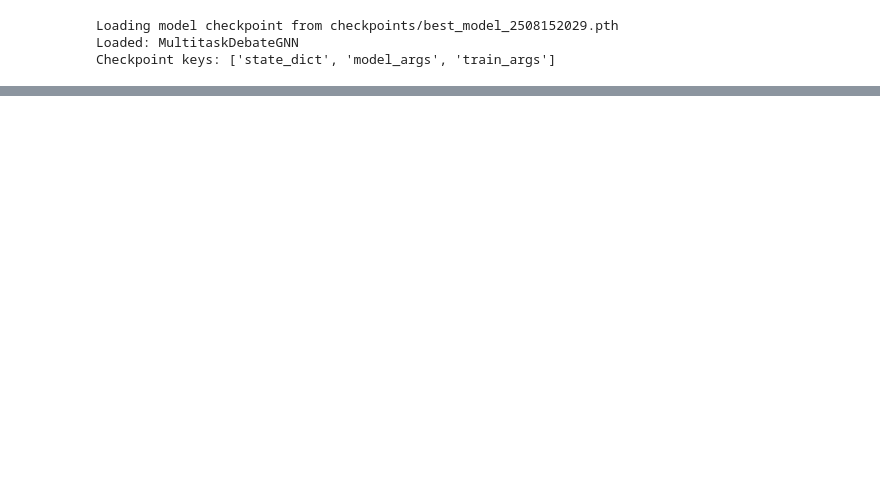
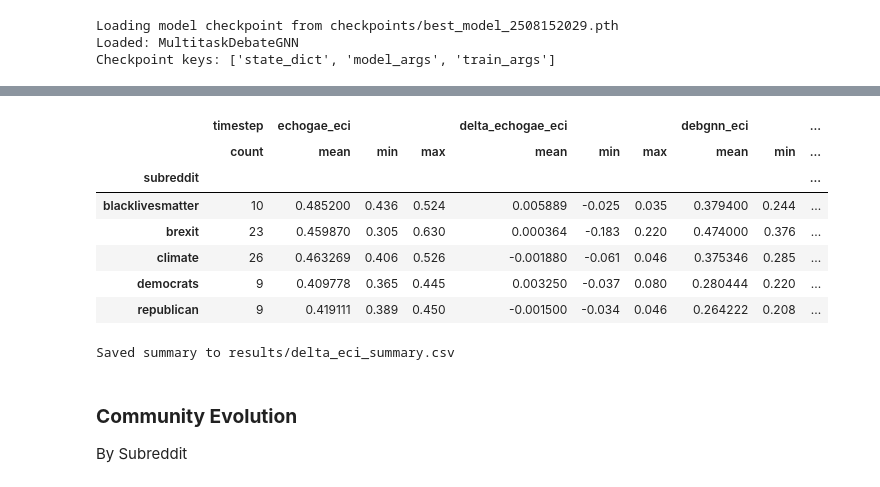
Before and after one commit to dutchmilkk/ecs_msc_project, a Jupyter notebook: ecs.ipynb, the cells around one changed output, grey strips where cells are left out. Saved outputs shown, nothing was run; the diff lists cells and outputs as text; code cells hidden in the pictures; blank space fills up the shorter version.

```diff
--- a/ecs.ipynb
+++ b/ecs.ipynb
@@ -345,0 +585,26 @@ assert pyg_graphs[0].node_map.keys() == community_result.labels_name_dict[0][0].
+# %%
+delta_eci_summary = eci_df.groupby('subreddit').agg({
+    'timestep': 'count',
+    'echogae_eci': ['mean', 'min', 'max'],
+    'delta_echogae_eci': ['mean', 'min', 'max'],
+    'debgnn_eci': ['mean', 'min', 'max'],
+    'delta_debgnn_eci': ['mean', 'min', 'max'],
+})
+display(delta_eci_summary)
+
+# Save results to csv
+delta_eci_summary.to_csv('results/delta_eci_summary.csv')
+print("Saved summary to results/delta_eci_summary.csv")
+# %% [output]
+|  | timestep | echogae_eci |  |  | delta_echogae_eci |  |  | debgnn_eci |  | ... |
+|  | count | mean | min | max | mean | min | max | mean | min | ... |
+| subreddit |  |  |  |  |  |  |  |  |  | ... |
+| blacklivesmatter | 10 | 0.485200 | 0.436 | 0.524 | 0.005889 | -0.025 | 0.035 | 0.379400 | 0.244 | ... |
+| brexit | 23 | 0.459870 | 0.305 | 0.630 | 0.000364 | -0.183 | 0.220 | 0.474000 | 0.376 | ... |
+| climate | 26 | 0.463269 | 0.406 | 0.526 | -0.001880 | -0.061 | 0.046 | 0.375346 | 0.285 | ... |
+| democrats | 9 | 0.409778 | 0.365 | 0.445 | 0.003250 | -0.037 | 0.080 | 0.280444 | 0.220 | ... |
+| republican | 9 | 0.419111 | 0.389 | 0.450 | -0.001500 | -0.034 | 0.046 | 0.264222 | 0.208 | ... |
+Saved summary to results/delta_eci_summary.csv
+# %% [markdown]
+### **Community Evolution**
+By Subreddit
```
Also changed, not shown: parts of 14 cells of this notebook.
